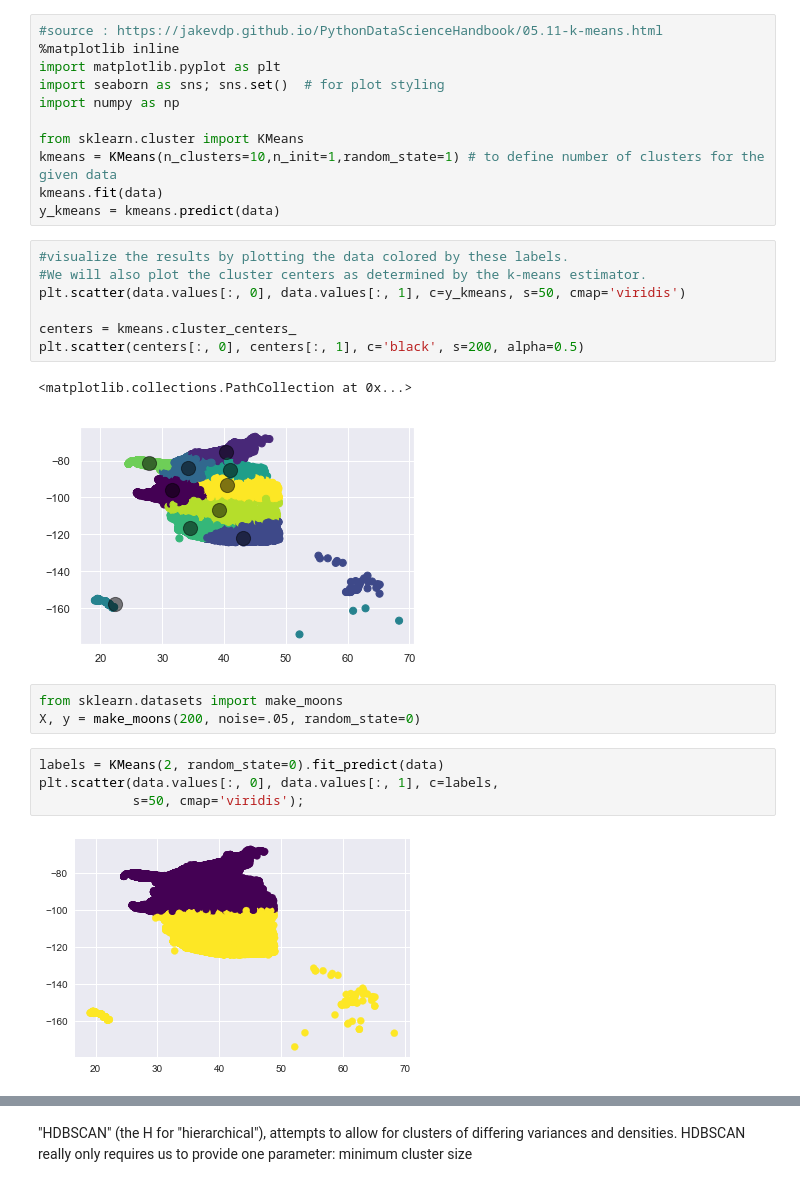
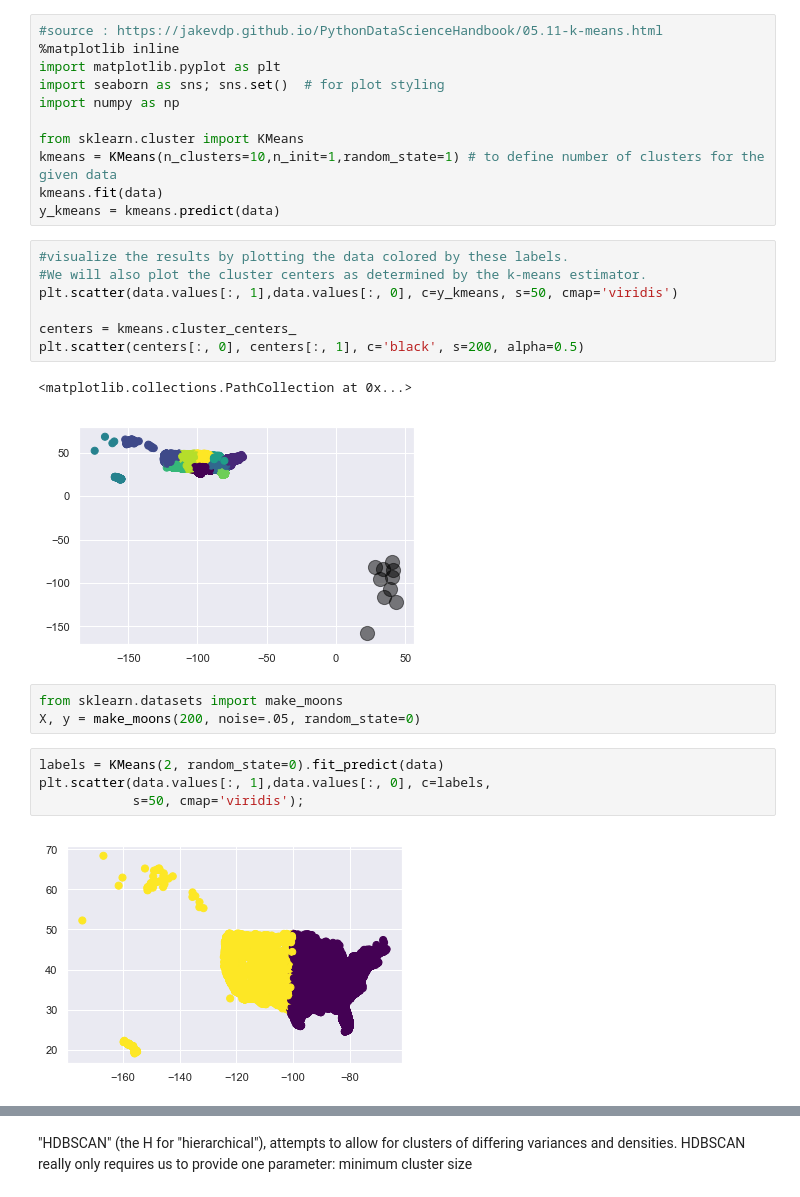
Before and after one commit to ecantu75/DataMining_Lab3, a Jupyter notebook: DataMining_LAB_3.ipynb, the cells around one changed output, grey strips where cells are left out. Cells and saved outputs as stored; diff of their text form.

```diff
--- a/DataMining_LAB_3.ipynb
+++ b/DataMining_LAB_3.ipynb
@@ -777,22 +784,22 @@ y_kmeans = kmeans.predict(data)
 # %%
 #visualize the results by plotting the data colored by these labels.
 #We will also plot the cluster centers as determined by the k-means estimator.
-plt.scatter(data.values[:, 0], data.values[:, 1], c=y_kmeans, s=50, cmap='viridis')
+plt.scatter(data.values[:, 1],data.values[:, 0], c=y_kmeans, s=50, cmap='viridis')
 
 centers = kmeans.cluster_centers_
 plt.scatter(centers[:, 0], centers[:, 1], c='black', s=200, alpha=0.5)
 # %% [output]
 <matplotlib.collections.PathCollection at 0x...>
-[figure, old version]
+[figure, new version]
 # %%
 from sklearn.datasets import make_moons
 X, y = make_moons(200, noise=.05, random_state=0)
 # %%
 labels = KMeans(2, random_state=0).fit_predict(data)
-plt.scatter(data.values[:, 0], data.values[:, 1], c=labels,
+plt.scatter(data.values[:, 1],data.values[:, 0], c=labels,
             s=50, cmap='viridis');
 # %% [output]
-[figure, old version]
+[figure, new version]
 # %%
 from sklearn.cluster import SpectralClustering
 model = SpectralClustering(n_clusters=2, affinity='nearest_neighbors',
```
Also changed, not shown: parts of 6 cells of this notebook.
